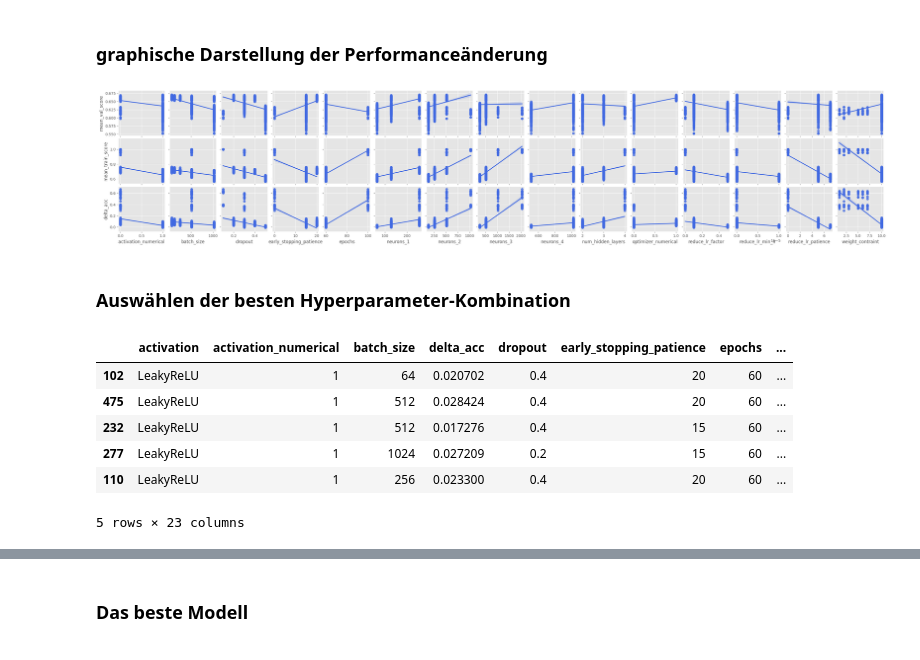
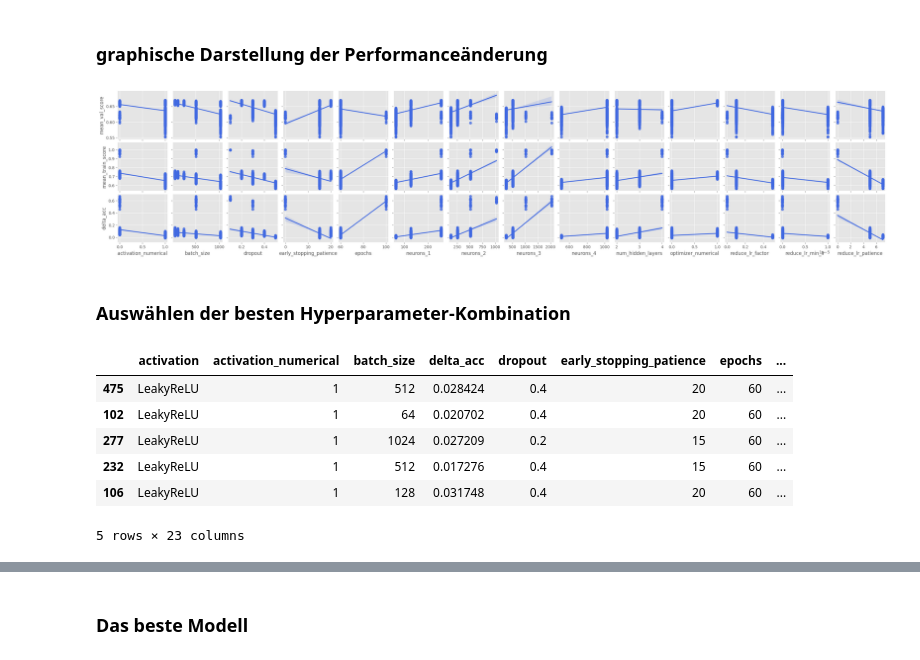
Before and after one commit to Henry-Kr15/TheGenreFactor, a Jupyter notebook: scripts/NN_final.ipynb, the cells around one changed output, grey strips where cells are left out. Drawn from its saved outputs; the diff is of its cells as text; code cells hidden in the pictures.

```diff
--- a/scripts/NN_final.ipynb
+++ b/scripts/NN_final.ipynb
@@ -319,35 +316,36 @@ resultsDF.head()
 # %%
 import seaborn as sns
 
 # Mapping der activation_function auf numerische Werte
 
 x_vars = [
     'activation_numerical',
     'batch_size',
     'dropout',
     'early_stopping_patience',
     'epochs',
     'neurons_1',
     'neurons_2',
     'neurons_3',
     'neurons_4',
     'num_hidden_layers',
     'optimizer_numerical',
     'reduce_lr_factor',
     'reduce_lr_min_lr',
     'reduce_lr_patience',
-    'weight_contraint']
+#    'weight_contraint'
+]
 
 y_vars = [
     'mean_val_score',
     'mean_train_score',
     'delta_acc'
 ]
 
 sns.pairplot(resultsDF, x_vars=x_vars, y_vars=y_vars, kind='reg', height=2, plot_kws={'color':'royalblue'})
 plt.savefig('../figures/nn/HPO_parameter.pdf', format='pdf')
 # %% [output]
-[figure, old version]
+[figure, new version]
 # %% [markdown]
 ### Auswählen der besten Hyperparameter-Kombination
 # %%
@@ -360,7 +358,7 @@ def calculate_score(row):
     best_val_acc_score = row['mean_val_score']  # Je größer die Best Validation Accuracy, desto besser der Score
 
     #Gewichte
-    w1=0.5
+    w1=0.4
     w2=1
 
     # Gesamtscore berechnen
@@ -377,11 +375,11 @@ resultsDF = resultsDF.sort_values('score', ascending=False)
 resultsDF.head()
 # %% [output]
 |  | activation | activation_numerical | batch_size | delta_acc | dropout | early_stopping_patience | epochs | ... |
+| 475 | LeakyReLU | 1 | 512 | 0.028424 | 0.4 | 20 | 60 | ... |
 | 102 | LeakyReLU | 1 | 64 | 0.020702 | 0.4 | 20 | 60 | ... |
-| 475 | LeakyReLU | 1 | 512 | 0.028424 | 0.4 | 20 | 60 | ... |
+| 277 | LeakyReLU | 1 | 1024 | 0.027209 | 0.2 | 15 | 60 | ... |
 | 232 | LeakyReLU | 1 | 512 | 0.017276 | 0.4 | 15 | 60 | ... |
-| 277 | LeakyReLU | 1 | 1024 | 0.027209 | 0.2 | 15 | 60 | ... |
-| 110 | LeakyReLU | 1 | 256 | 0.023300 | 0.4 | 20 | 60 | ... |
+| 106 | LeakyReLU | 1 | 128 | 0.031748 | 0.4 | 20 | 60 | ... |
 5 rows × 23 columns
 # %%
 import matplotlib.pyplot as plt
```
Also changed, not shown: parts of 13 cells of this notebook, 2 other files.
